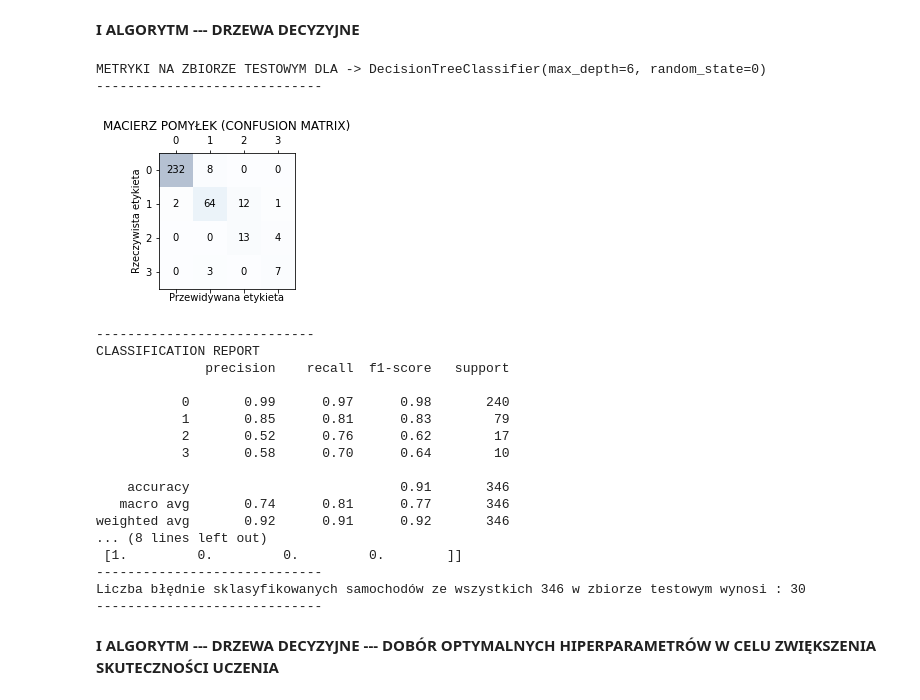
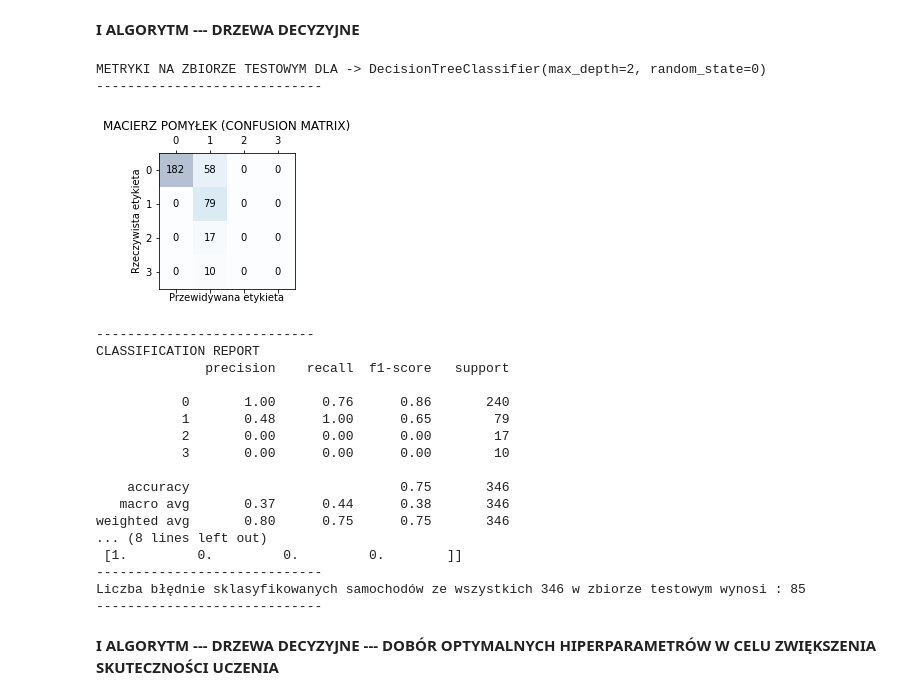
Before and after one commit to wiktor-kawa/Algorytmy-Uczenia-Maszynowego---Projekt, a Jupyter notebook: AUM_projekt.ipynb, the cells around one changed output. Drawn from its saved outputs; the diff is of its cells as text; code cells hidden in the pictures.

```diff
--- a/AUM_projekt.ipynb
+++ b/AUM_projekt.ipynb
@@ -326,34 +326,34 @@ III. MLP (Perceptron wielowartswowy) - <br>
 # %%
 from sklearn.tree import DecisionTreeClassifier
 from sklearn.tree import export_graphviz
 import graphviz
 
-clf_tree = DecisionTreeClassifier(max_depth = 6, random_state = 0)
+clf_tree = DecisionTreeClassifier(max_depth = 2, random_state = 0)
 clf_tree.fit(X_train, y_train)
 
 y_predicted_tree = clf_tree.predict(X_test)
 
 metrics_aum(clf_tree, X_test, y_test, y_predicted_tree)
 # %% [output]
-METRYKI NA ZBIORZE TESTOWYM DLA -> DecisionTreeClassifier(max_depth=6, random_state=0)
+METRYKI NA ZBIORZE TESTOWYM DLA -> DecisionTreeClassifier(max_depth=2, random_state=0)
 -----------------------------
-[figure, old version]
+[figure, new version]
 ----------------------------
 CLASSIFICATION REPORT
               precision    recall  f1-score   support
 
-           0       0.99      0.97      0.98       240
-           1       0.85      0.81      0.83        79
-           2       0.52      0.76      0.62        17
-           3       0.58      0.70      0.64        10
+           0       1.00      0.76      0.86       240
+           1       0.48      1.00      0.65        79
+           2       0.00      0.00      0.00        17
+           3       0.00      0.00      0.00        10
 
-    accuracy                           0.91       346
-   macro avg       0.74      0.81      0.77       346
-weighted avg       0.92      0.91      0.92       346
+    accuracy                           0.75       346
+   macro avg       0.37      0.44      0.38       346
+weighted avg       0.80      0.75      0.75       346
 ... (8 lines left out)
  [1.         0.         0.         0.        ]]
 -----------------------------
-Liczba błędnie sklasyfikowanych samochodów ze wszystkich 346 w zbiorze testowym wynosi : 30
+Liczba błędnie sklasyfikowanych samochodów ze wszystkich 346 w zbiorze testowym wynosi : 85
 -----------------------------
 # %% [markdown]
 **I ALGORYTM --- DRZEWA DECYZYJNE --- DOBÓR OPTYMALNYCH HIPERPARAMETRÓW W CELU ZWIĘKSZENIA SKUTECZNOŚCI UCZENIA**
```
Also changed, not shown: parts of 11 cells of this notebook.
